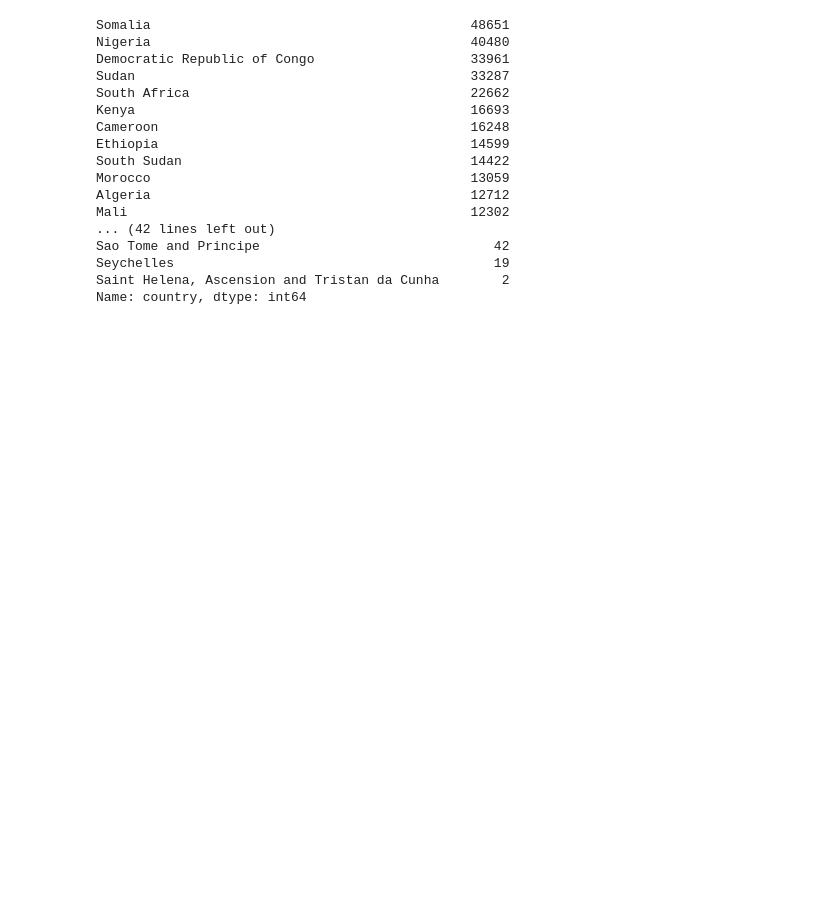
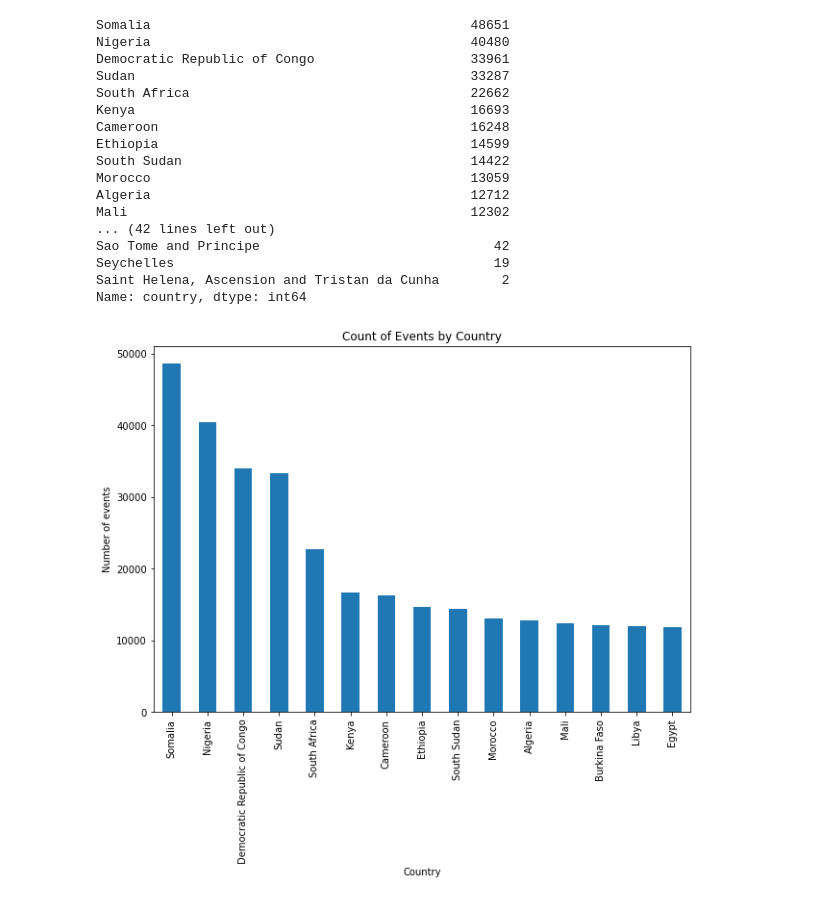
Before and after one commit to Collz472/DSF-PT08P5-GROUP-11-CAPSTONE-PROJECT, a Jupyter notebook: Working Folder/Colleta.ipynb, the cells around one changed output. Cells and saved outputs as stored; diff of their text form; code cells hidden in the pictures; blank space fills up the shorter version.

```diff
--- a/Working Folder/Colleta.ipynb
+++ b/Working Folder/Colleta.ipynb
@@ -462,0 +469,10 @@ print(investigation_type_counts)
+# %%
+# Plot
+plt.figure(figsize=(10, 7))
+conflict["country"].value_counts().head(15).plot(kind='bar')
+plt.title("Count of Events by Country")
+plt.xlabel("Country")
+plt.ylabel("Number of events")
+plt.show()
+# %% [output]
+[figure, added]
```
Also changed, not shown: parts of 2 cells of this notebook.
